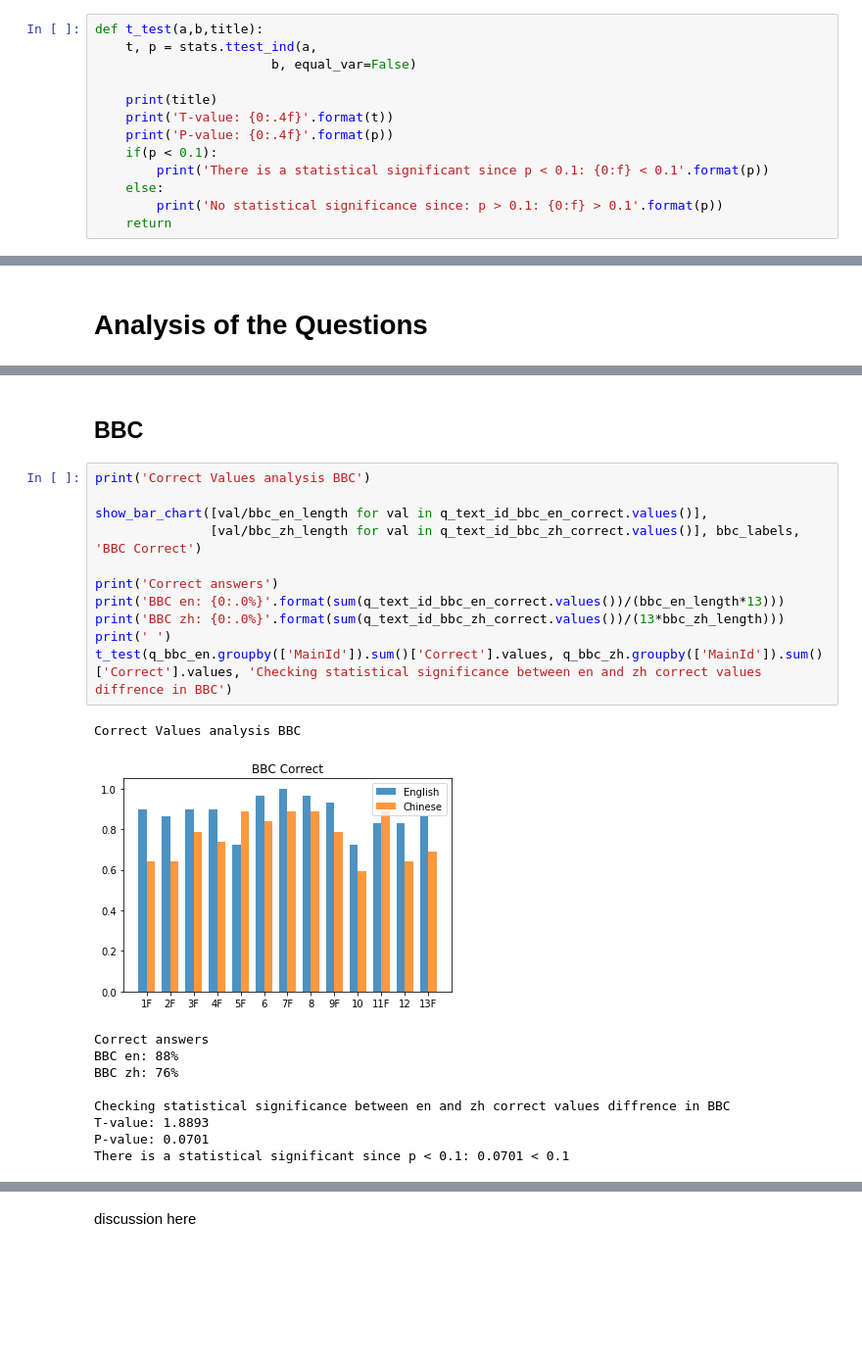
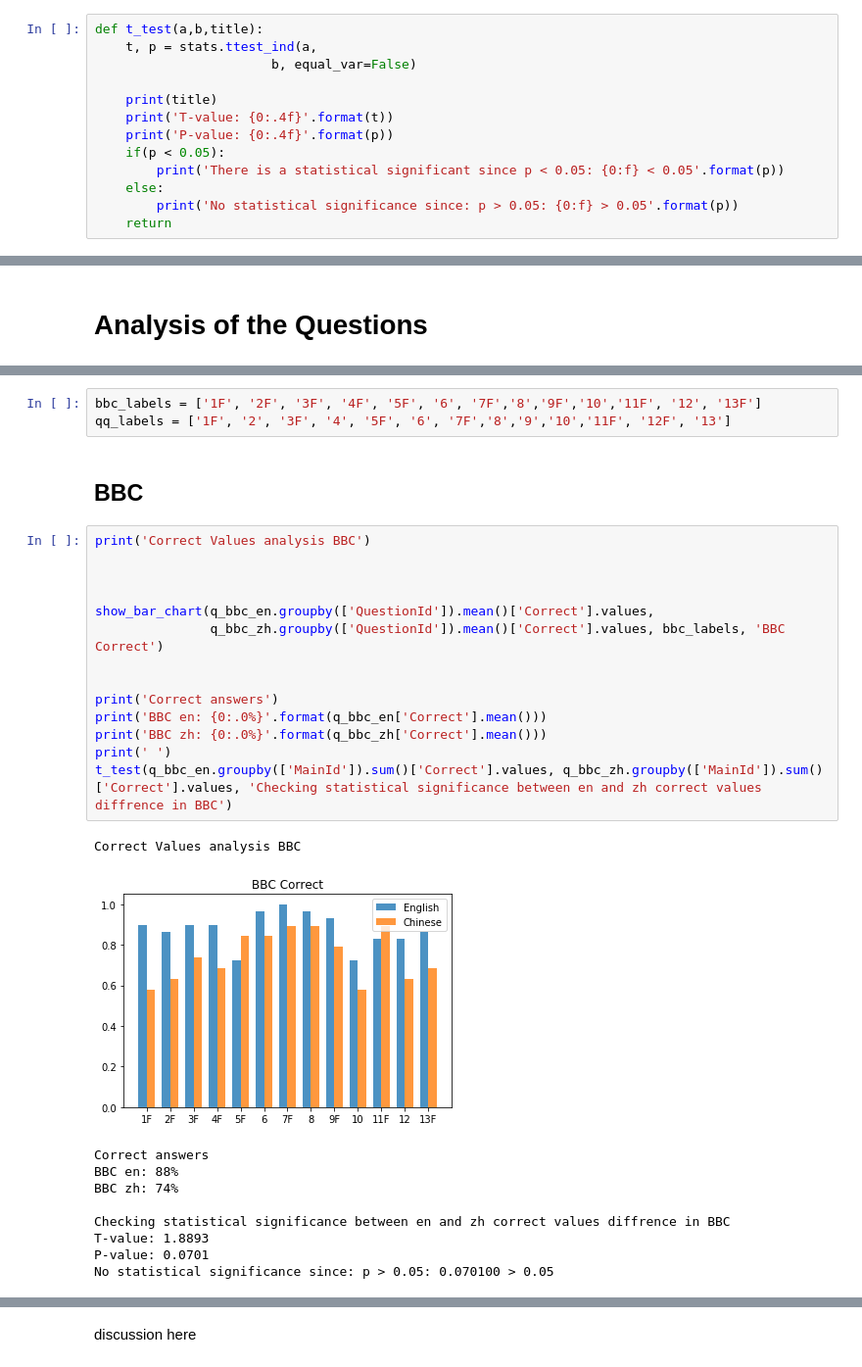
Before and after one commit to mliljenberg/ExJobb, a Jupyter notebook: Analysis.ipynb, the cells around one changed output, grey strips where cells are left out. Shown at 98% size. Cells and saved outputs as stored; diff of their text form; blank space fills up the shorter version.

```diff
--- a/Analysis.ipynb
+++ b/Analysis.ipynb
@@ -61,10 +62,10 @@ def t_test(a,b,title):
     print(title)
     print('T-value: {0:.4f}'.format(t))
     print('P-value: {0:.4f}'.format(p))
-    if(p < 0.1):
-        print('There is a statistical significant since p < 0.1: {0:f} < 0.1'.format(p))
+    if(p < 0.05):
+        print('There is a statistical significant since p < 0.05: {0:f} < 0.05'.format(p))
     else:
-        print('No statistical significance since: p > 0.1: {0:f} > 0.1'.format(p))
+        print('No statistical significance since: p > 0.05: {0:f} > 0.05'.format(p))
     return
 # %%
 def normal_bar(values1,labels,title):
@@ -481,24 +350,30 @@ q_bbc_en.groupby(['MainId']).sum().describe()
+# %%
+bbc_labels = ['1F', '2F', '3F', '4F', '5F', '6', '7F','8','9F','10','11F', '12', '13F']
+qq_labels = ['1F', '2', '3F', '4', '5F', '6', '7F','8','9','10','11F', '12F', '13']
 # %% [markdown]
 ## BBC
 # %%
 print('Correct Values analysis BBC')
 
-show_bar_chart([val/bbc_en_length for val in q_text_id_bbc_en_correct.values()],
-               [val/bbc_zh_length for val in q_text_id_bbc_zh_correct.values()], bbc_labels, 'BBC Correct')
+
+
+show_bar_chart(q_bbc_en.groupby(['QuestionId']).mean()['Correct'].values,
+               q_bbc_zh.groupby(['QuestionId']).mean()['Correct'].values, bbc_labels, 'BBC Correct')
+
 
 print('Correct answers')
-print('BBC en: {0:.0%}'.format(sum(q_text_id_bbc_en_correct.values())/(bbc_en_length*13)))
-print('BBC zh: {0:.0%}'.format(sum(q_text_id_bbc_zh_correct.values())/(13*bbc_zh_length)))
+print('BBC en: {0:.0%}'.format(q_bbc_en['Correct'].mean()))
+print('BBC zh: {0:.0%}'.format(q_bbc_zh['Correct'].mean()))
 print(' ')
 t_test(q_bbc_en.groupby(['MainId']).sum()['Correct'].values, q_bbc_zh.groupby(['MainId']).sum()['Correct'].values, 'Checking statistical significance between en and zh correct values diffrence in BBC')
 # %% [output]
 Correct Values analysis BBC
-[figure, old version]
+[figure, new version]
 Correct answers
 BBC en: 88%
-BBC zh: 76%
+BBC zh: 74%
 
 Checking statistical significance between en and zh correct values diffrence in BBC
 T-value: 1.8893
 P-value: 0.0701
-There is a statistical significant since p < 0.1: 0.0701 < 0.1
+No statistical significance since: p > 0.05: 0.070100 > 0.05
```
Also changed, not shown: parts of 32 cells of this notebook, 32 other files.
